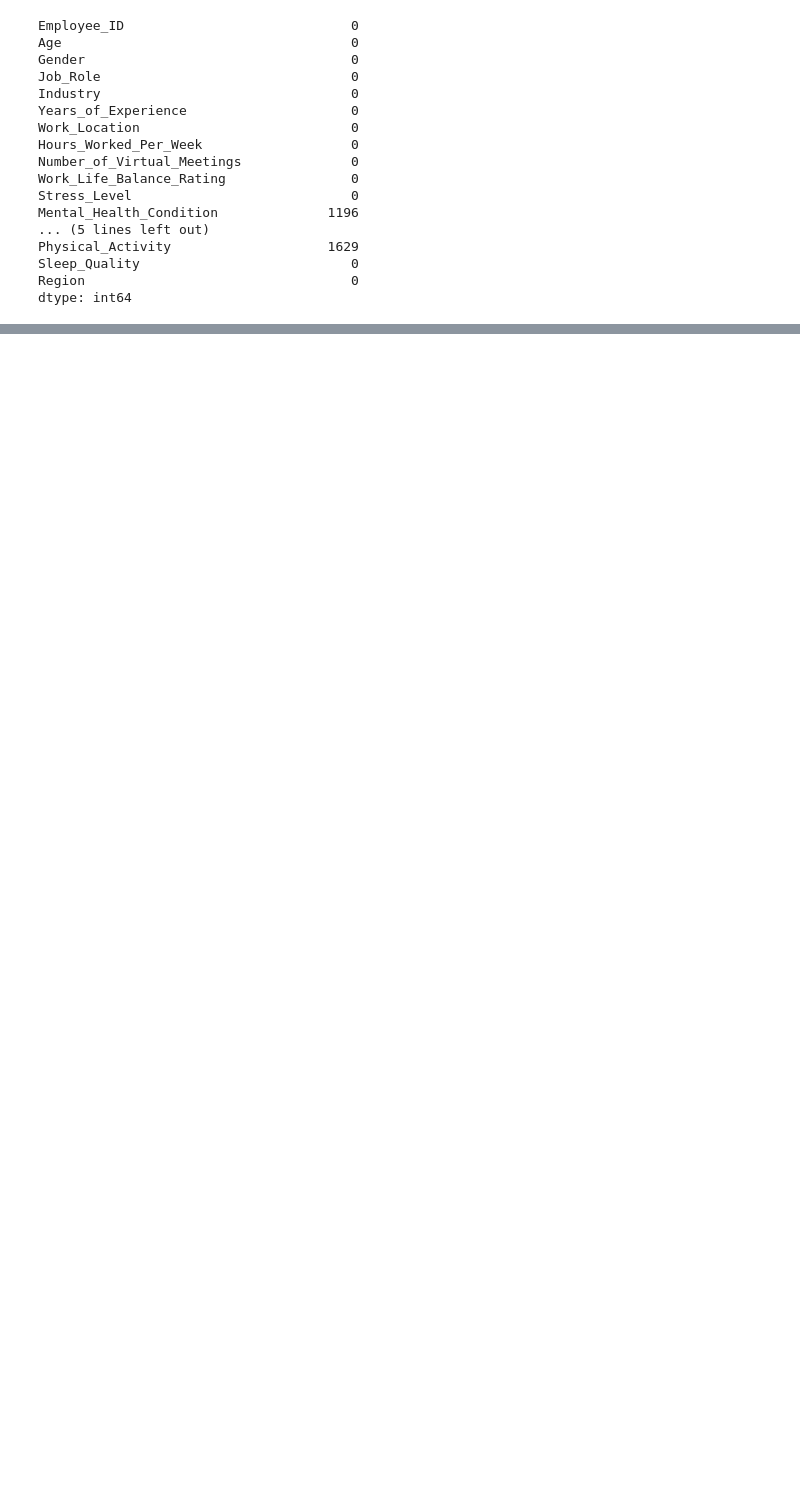
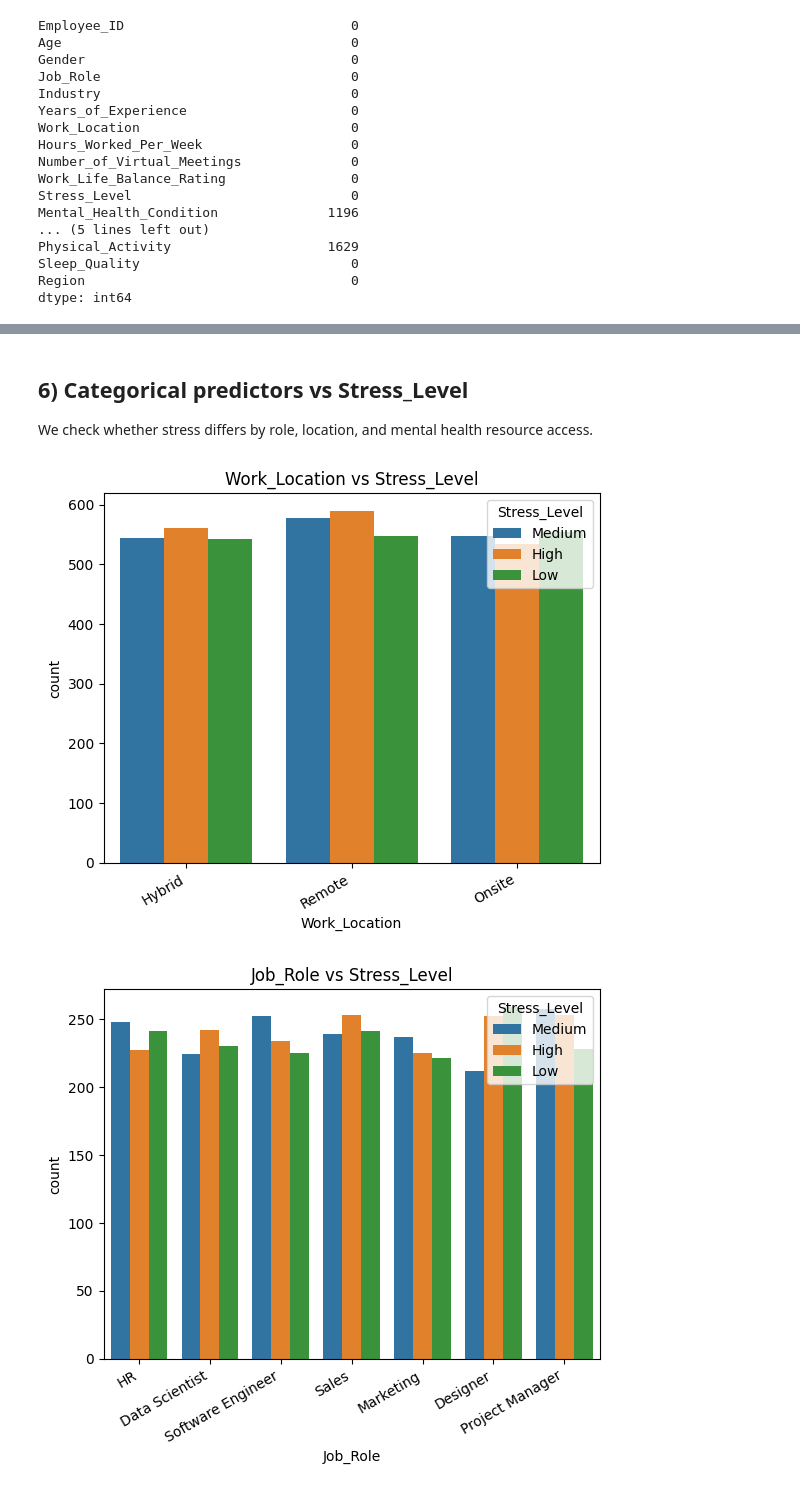
Before and after one commit to poornaprakashh/remote-work-stress-prediction-ML, a Jupyter notebook: notebook/data_exploration.ipynb, the cells around one changed output, grey strips where cells are left out. Saved outputs shown, nothing was run; the diff lists cells and outputs as text; code cells hidden in the pictures; blank space fills up the shorter version.

```diff
--- a/notebook/data_exploration.ipynb
+++ b/notebook/data_exploration.ipynb
@@ -114,0 +160,14 @@ df[["Stress_Level", "Mental_Health_Condition", "Productivity_Change"]].head()
+# %% [markdown]
+## 6) Categorical predictors vs Stress_Level
+We check whether stress differs by role, location, and mental health resource access.
+# %%
+cat_cols = ["Work_Location", "Job_Role", "Access_to_Mental_Health_Resources"]
+
+for col in cat_cols:
+    sns.countplot(data=df, x=col, hue="Stress_Level")
+    plt.title(f"{col} vs Stress_Level")
+    plt.xticks(rotation=30, ha="right")
+    plt.show()
+# %% [output]
+[figure, added]
+[figure, added]
```
Also changed, not shown: parts of 25 cells of this notebook.
